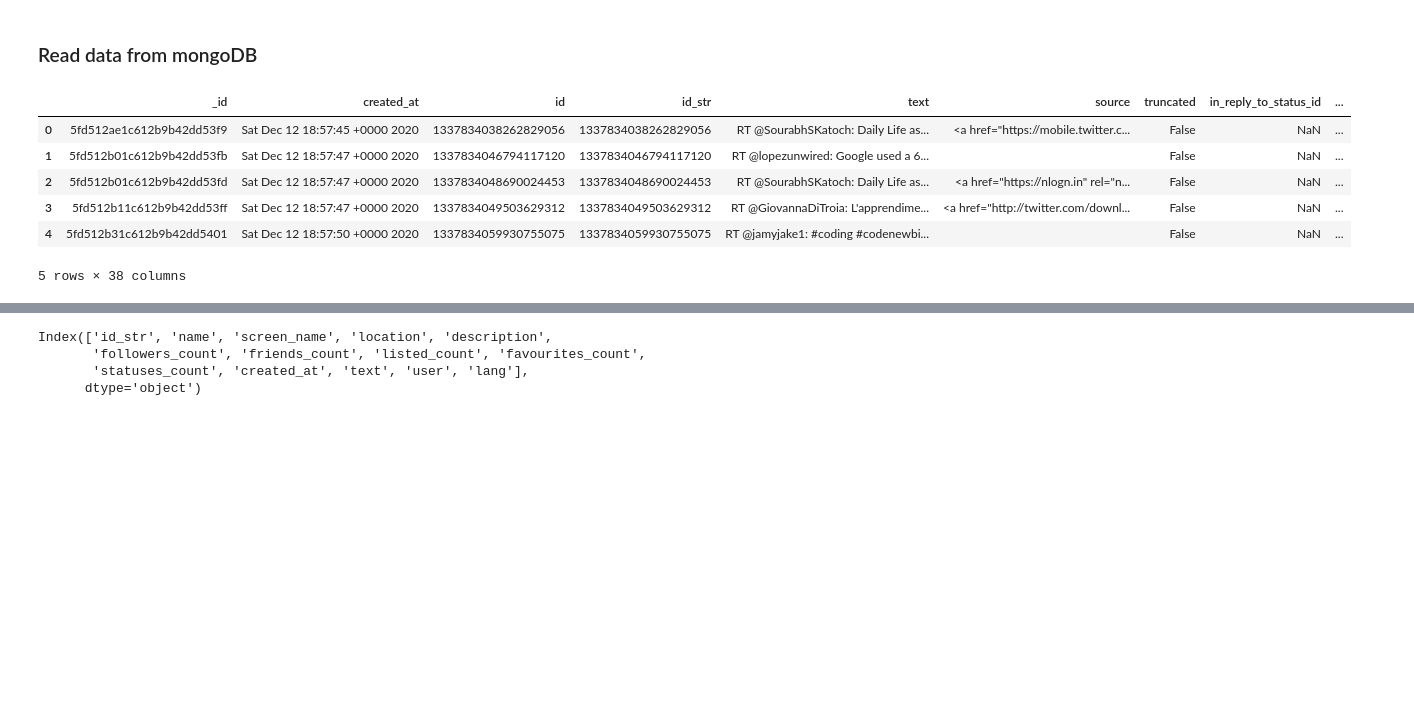
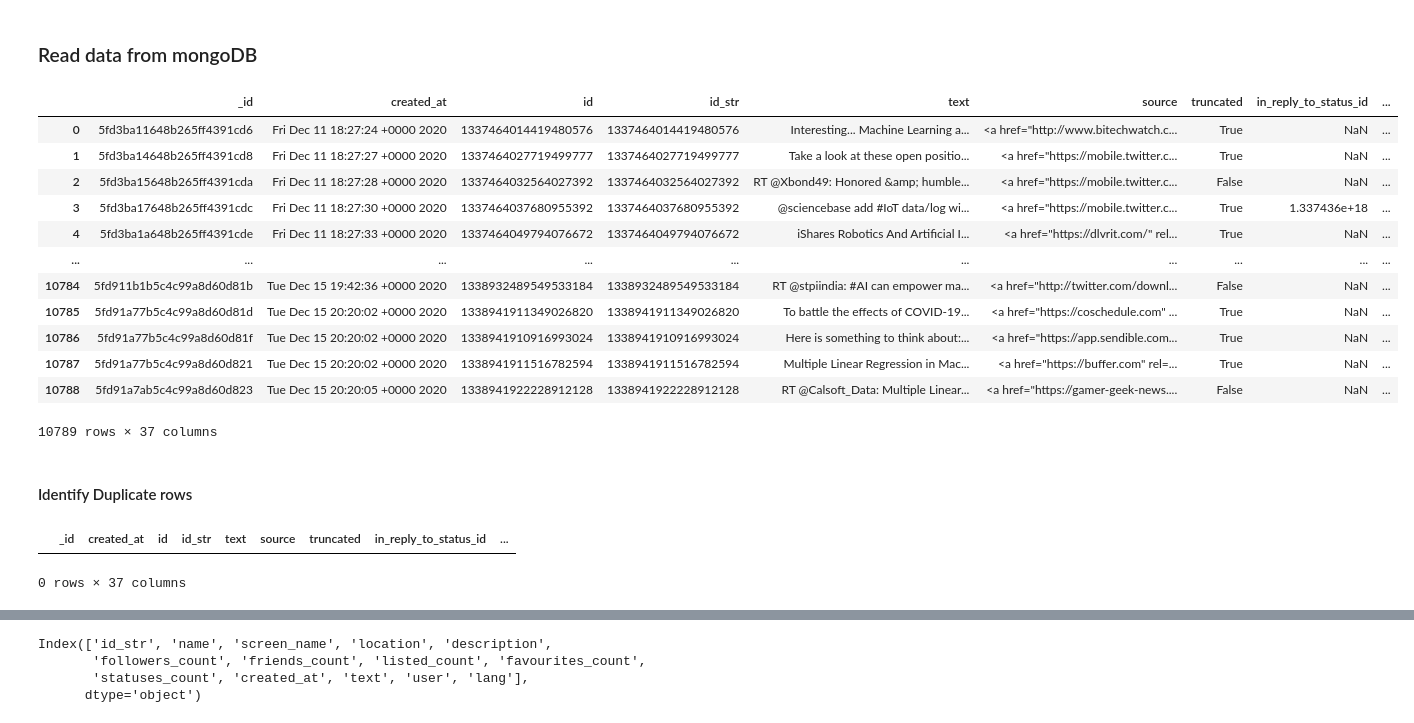
Before and after one commit to drainganggtb/ETL_Pipeline_with_Python, a Jupyter notebook: TweepywithMongoDB.ipynb, the cells around one changed output, grey strips where cells are left out. Cells and saved outputs as stored; diff of their text form; code cells hidden in the pictures; blank space fills up the shorter version.

```diff
--- a/TweepywithMongoDB.ipynb
+++ b/TweepywithMongoDB.ipynb
@@ -81,7 +94,7 @@ from pymongo import MongoClient
 # %%
 client = MongoClient("mongodb://localhost:27017")
 # %%
-db = client['twitter_db']
+db = client['twitterdb']
 # %%
 #db.tweets.drop()
 # %%
@@ -89,13 +102,27 @@ tweets = db['twitter_search']
 # %%
 df = pd.DataFrame(list(tweets.find()))
 # %%
-df.head()
+df
 # %% [output]
 |  | _id | created_at | id | id_str | text | source | truncated | in_reply_to_status_id | ... |
-| 0 | 5fd512ae1c612b9b42dd53f9 | Sat Dec 12 18:57:45 +0000 2020 | 1337834038262829056 | 1337834038262829056 | RT @SourabhSKatoch: Daily Life as... | <a href="https://mobile.twitter.c... | False | NaN | ... |
-| 1 | 5fd512b01c612b9b42dd53fb | Sat Dec 12 18:57:47 +0000 2020 | 1337834046794117120 | 1337834046794117120 | RT @lopezunwired: Google used a 6... |  | False | NaN | ... |
-| 2 | 5fd512b01c612b9b42dd53fd | Sat Dec 12 18:57:47 +0000 2020 | 1337834048690024453 | 1337834048690024453 | RT @SourabhSKatoch: Daily Life as... | <a href="https://nlogn.in" rel="n... | False | NaN | ... |
-| 3 | 5fd512b11c612b9b42dd53ff | Sat Dec 12 18:57:47 +0000 2020 | 1337834049503629312 | 1337834049503629312 | RT @GiovannaDiTroia: L'apprendime... | <a href="http://twitter.com/downl... | False | NaN | ... |
-| 4 | 5fd512b31c612b9b42dd5401 | Sat Dec 12 18:57:50 +0000 2020 | 1337834059930755075 | 1337834059930755075 | RT @jamyjake1: #coding #codenewbi... |  | False | NaN | ... |
+| 0 | 5fd3ba11648b265ff4391cd6 | Fri Dec 11 18:27:24 +0000 2020 | 1337464014419480576 | 1337464014419480576 | Interesting... Machine Learning a... | <a href="http://www.bitechwatch.c... | True | NaN | ... |
+| 1 | 5fd3ba14648b265ff4391cd8 | Fri Dec 11 18:27:27 +0000 2020 | 1337464027719499777 | 1337464027719499777 | Take a look at these open positio... | <a href="https://mobile.twitter.c... | True | NaN | ... |
+| 2 | 5fd3ba15648b265ff4391cda | Fri Dec 11 18:27:28 +0000 2020 | 1337464032564027392 | 1337464032564027392 | RT @Xbond49: Honored &amp; humble... | <a href="https://mobile.twitter.c... | False | NaN | ... |
+| 3 | 5fd3ba17648b265ff4391cdc | Fri Dec 11 18:27:30 +0000 2020 | 1337464037680955392 | 1337464037680955392 | @sciencebase add #IoT data/log wi... | <a href="https://mobile.twitter.c... | True | 1.337436e+18 | ... |
+| 4 | 5fd3ba1a648b265ff4391cde | Fri Dec 11 18:27:33 +0000 2020 | 1337464049794076672 | 1337464049794076672 | iShares Robotics And Artificial I... | <a href="https://dlvrit.com/" rel... | True | NaN | ... |
+| ... | ... | ... | ... | ... | ... | ... | ... | ... | ... |
+| 10784 | 5fd911b1b5c4c99a8d60d81b | Tue Dec 15 19:42:36 +0000 2020 | 1338932489549533184 | 1338932489549533184 | RT @stpiindia: #AI can empower ma... | <a href="http://twitter.com/downl... | False | NaN | ... |
+| 10785 | 5fd91a77b5c4c99a8d60d81d | Tue Dec 15 20:20:02 +0000 2020 | 1338941911349026820 | 1338941911349026820 | To battle the effects of COVID-19... | <a href="https://coschedule.com" ... | True | NaN | ... |
+| 10786 | 5fd91a77b5c4c99a8d60d81f | Tue Dec 15 20:20:02 +0000 2020 | 1338941910916993024 | 1338941910916993024 | Here is something to think about:... | <a href="https://app.sendible.com... | True | NaN | ... |
+| 10787 | 5fd91a77b5c4c99a8d60d821 | Tue Dec 15 20:20:02 +0000 2020 | 1338941911516782594 | 1338941911516782594 | Multiple Linear Regression in Mac... | <a href="https://buffer.com" rel=... | True | NaN | ... |
+| 10788 | 5fd91a7ab5c4c99a8d60d823 | Tue Dec 15 20:20:05 +0000 2020 | 1338941922228912128 | 1338941922228912128 | RT @Calsoft_Data: Multiple Linear... | <a href="https://gamer-geek-news.... | False | NaN | ... |
-5 rows × 38 columns
+10789 rows × 37 columns
+# %% [markdown]
+#### Identify Duplicate rows
+# %%
+duplicates = df[df.duplicated('id')]
+duplicates
+# %% [output]
+|  | _id | created_at | id | id_str | text | source | truncated | in_reply_to_status_id | ... |
+0 rows × 37 columns
 # %%
```
Also changed, not shown: parts of 47 cells of this notebook.
